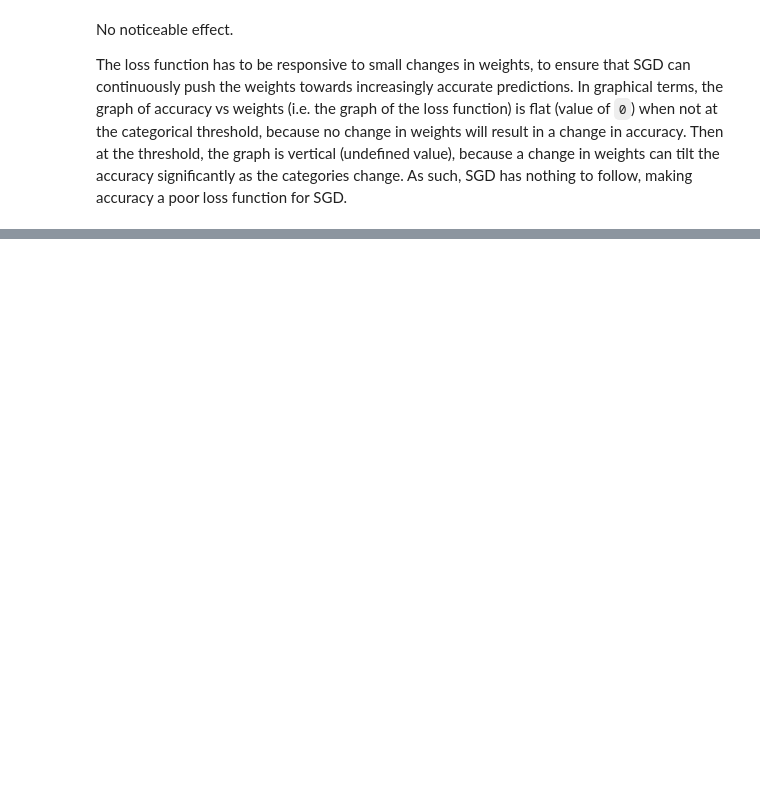
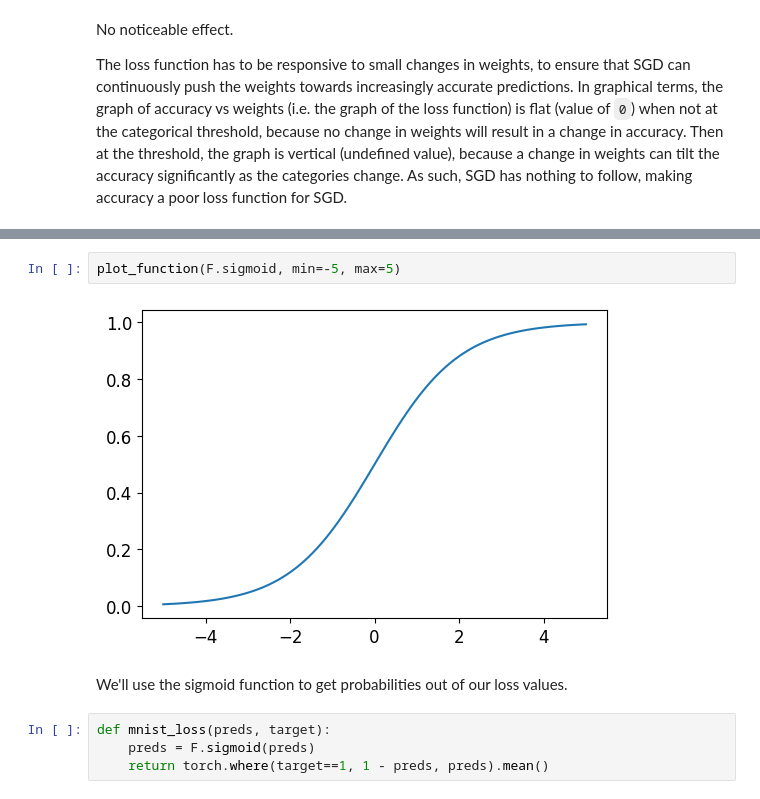
Before and after one commit to CodeWithOz/fastai-deep-learn-coders, a Jupyter notebook: ch_04_mnist_self.ipynb, the cells around one changed output, grey strips where cells are left out. Saved outputs shown, nothing was run; the diff lists cells and outputs as text; blank space fills up the shorter version.

Commit message:
Kaggle Notebook | ch_04_mnist_self.ipynb | Version 8

```diff
--- a/ch_04_mnist_self.ipynb
+++ b/ch_04_mnist_self.ipynb
@@ -446,0 +451,10 @@ The loss function has to be responsive to small changes in weights, to ensure th
+# %%
+plot_function(F.sigmoid, min=-5, max=5)
+# %% [output]
+[figure, added]
+# %% [markdown]
+We'll use the sigmoid function to get probabilities out of our loss values.
+# %%
+def mnist_loss(preds, target):
+    preds = F.sigmoid(preds)
+    return torch.where(target==1, 1 - preds, preds).mean()
```
Also changed, not shown: parts of 7 cells of this notebook.
